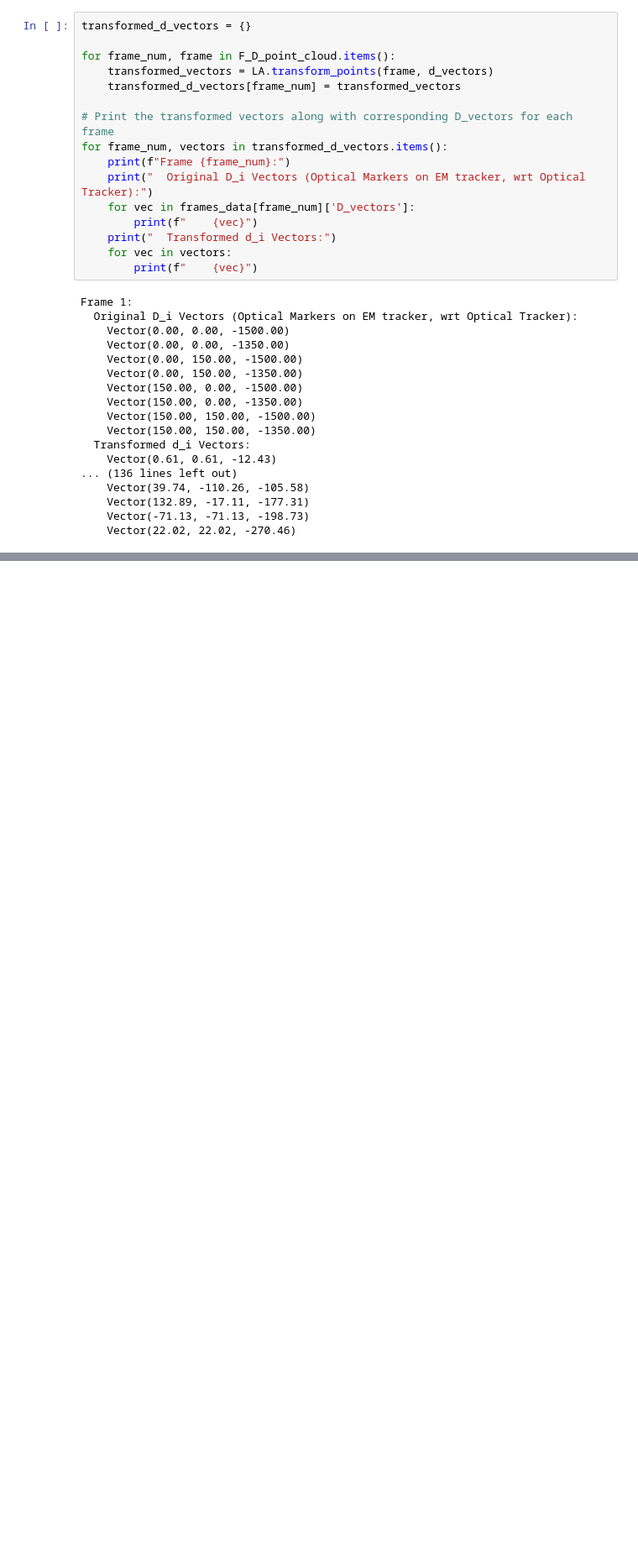
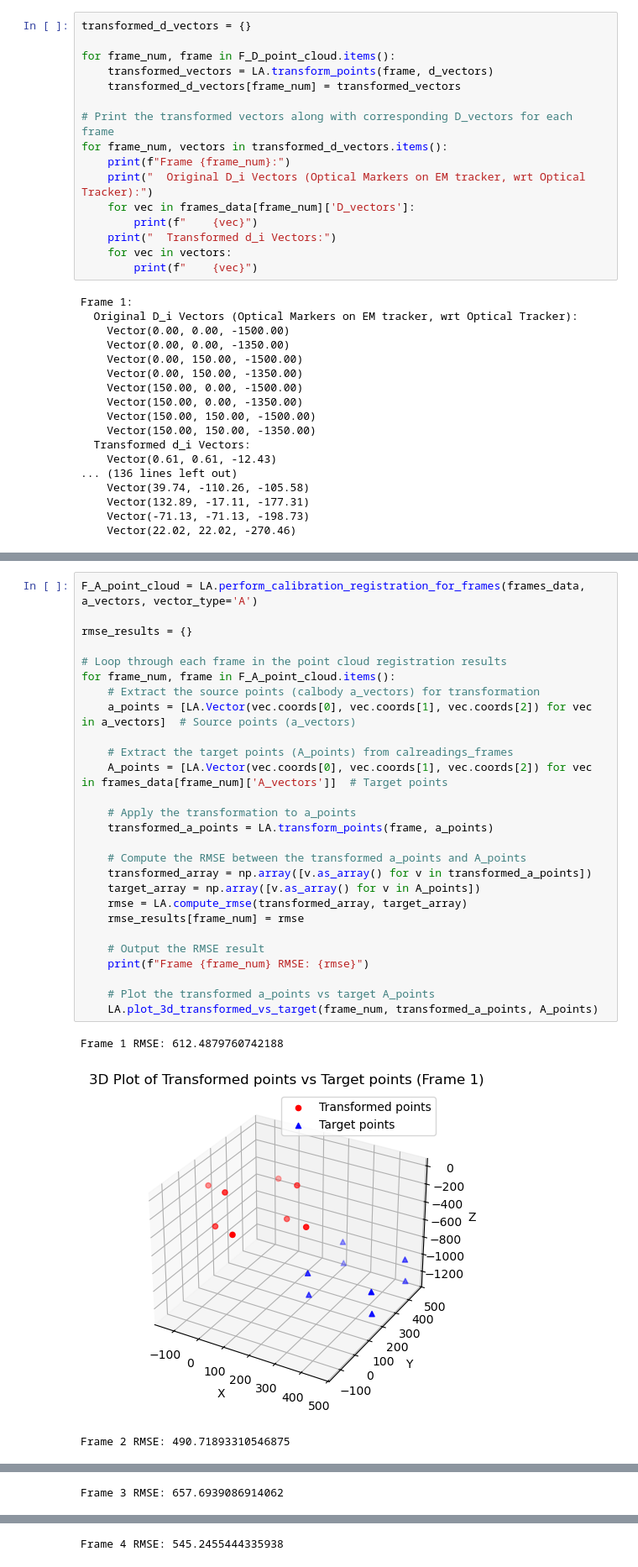
Before and after one commit to Rapuris/CIS1, a Jupyter notebook: PA1/Run dataset a.ipynb, the cells around one changed output, grey strips where cells are left out. Shown at 84% size. Drawn from its saved outputs; the diff is of its cells as text; blank space fills up the shorter version.

```diff
--- a/PA1/Run dataset a.ipynb
+++ b/PA1/Run dataset a.ipynb
@@ -153,0 +160,31 @@ Frame 1:
+# %%
+F_A_point_cloud = LA.perform_calibration_registration_for_frames(frames_data, a_vectors, vector_type='A')
+
+rmse_results = {}
+
+# Loop through each frame in the point cloud registration results
+for frame_num, frame in F_A_point_cloud.items():
+    # Extract the source points (calbody a_vectors) for transformation
+    a_points = [LA.Vector(vec.coords[0], vec.coords[1], vec.coords[2]) for vec in a_vectors]  # Source points (a_vectors)
+
+    # Extract the target points (A_points) from calreadings_frames
+    A_points = [LA.Vector(vec.coords[0], vec.coords[1], vec.coords[2]) for vec in frames_data[frame_num]['A_vectors']]  # Target points
+
+    # Apply the transformation to a_points
+    transformed_a_points = LA.transform_points(frame, a_points)
+
+    # Compute the RMSE between the transformed a_points and A_points
+    transformed_array = np.array([v.as_array() for v in transformed_a_points])
+    target_array = np.array([v.as_array() for v in A_points])
+    rmse = LA.compute_rmse(transformed_array, target_array)
+    rmse_results[frame_num] = rmse
+
+    # Output the RMSE result
+    print(f"Frame {frame_num} RMSE: {rmse}")
+
+    # Plot the transformed a_points vs target A_points
+    LA.plot_3d_transformed_vs_target(frame_num, transformed_a_points, A_points)
+# %% [output]
+Frame 1 RMSE: 612.4879760742188
+[figure, added]
+Frame 2 RMSE: 490.71893310546875
@@ -153,0 +192 @@ Frame 1:
+Frame 3 RMSE: 657.6939086914062
@@ -153,0 +194 @@ Frame 1:
+Frame 4 RMSE: 545.2455444335938
```
Also changed, not shown: parts of 4 cells of this notebook, 4 other files.
